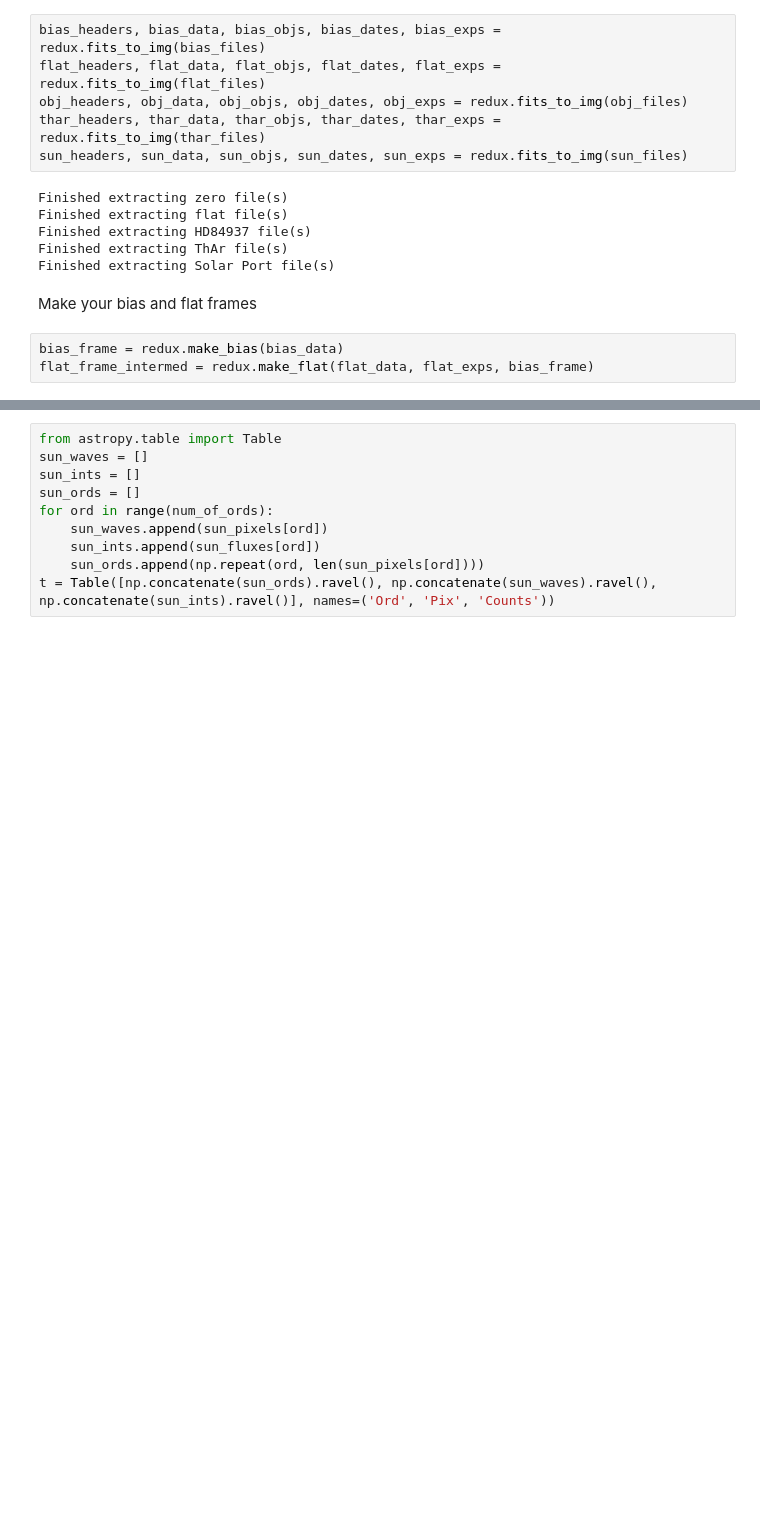
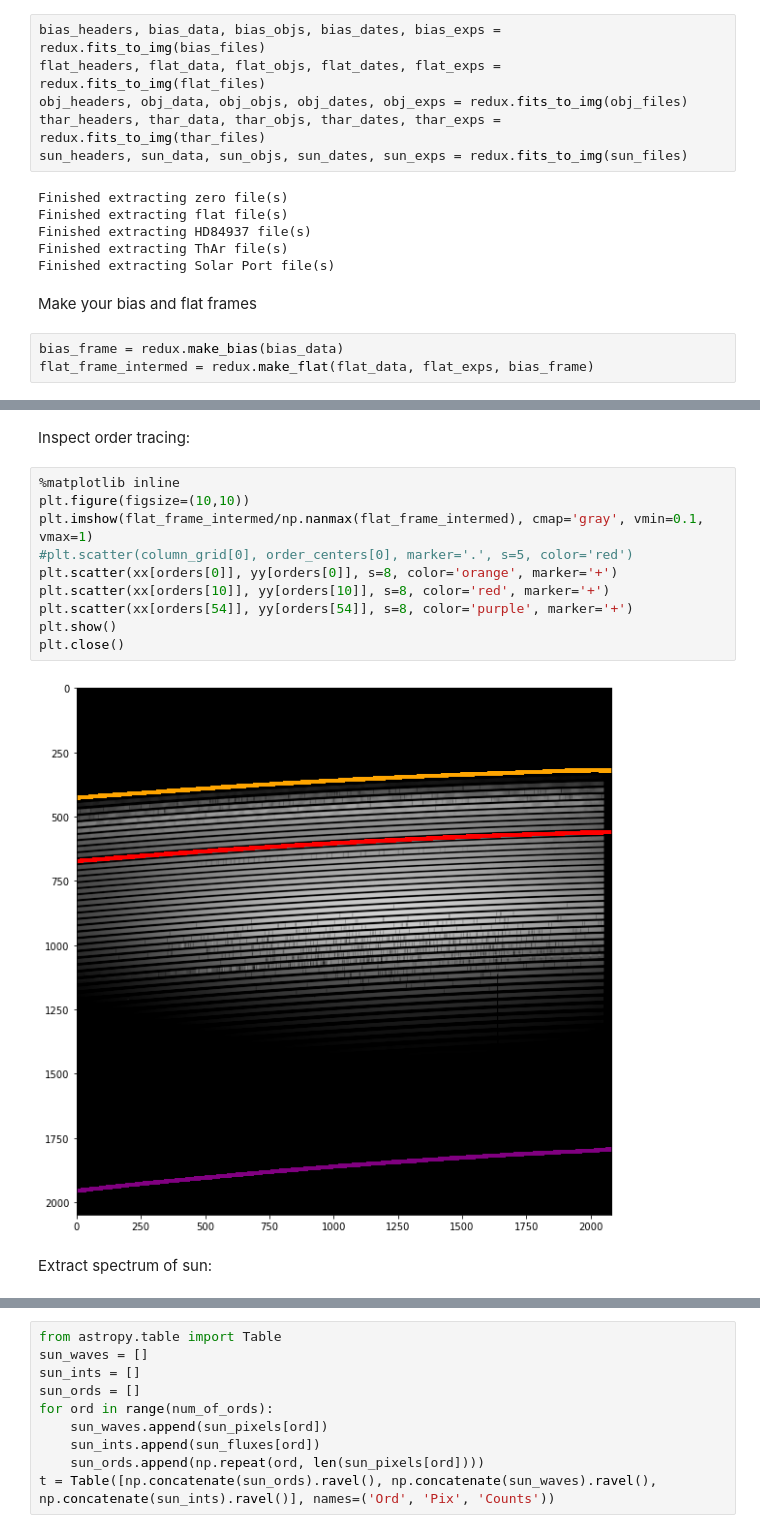
Before and after one commit to catherine-manea/TullCoudeRedux, a Jupyter notebook: Redux_Workflow.ipynb, the cells around one changed output, grey strips where cells are left out. Saved outputs shown, nothing was run; the diff lists cells and outputs as text; blank space fills up the shorter version.

```diff
--- a/Redux_Workflow.ipynb
+++ b/Redux_Workflow.ipynb
@@ -75 +74,17 @@ plt.show()
+# %% [markdown]
+Inspect order tracing:
+# %%
+%matplotlib inline
+plt.figure(figsize=(10,10))
+plt.imshow(flat_frame_intermed/np.nanmax(flat_frame_intermed), cmap='gray', vmin=0.1, vmax=1)
+#plt.scatter(column_grid[0], order_centers[0], marker='.', s=5, color='red')
+plt.scatter(xx[orders[0]], yy[orders[0]], s=8, color='orange', marker='+')
+plt.scatter(xx[orders[10]], yy[orders[10]], s=8, color='red', marker='+')
+plt.scatter(xx[orders[54]], yy[orders[54]], s=8, color='purple', marker='+')
+plt.show()
+plt.close()
+# %% [output]
+[figure, added]
+# %% [markdown]
+Extract spectrum of sun:
 # %%
```
Also changed, not shown: parts of 12 cells of this notebook, 1 other file.
